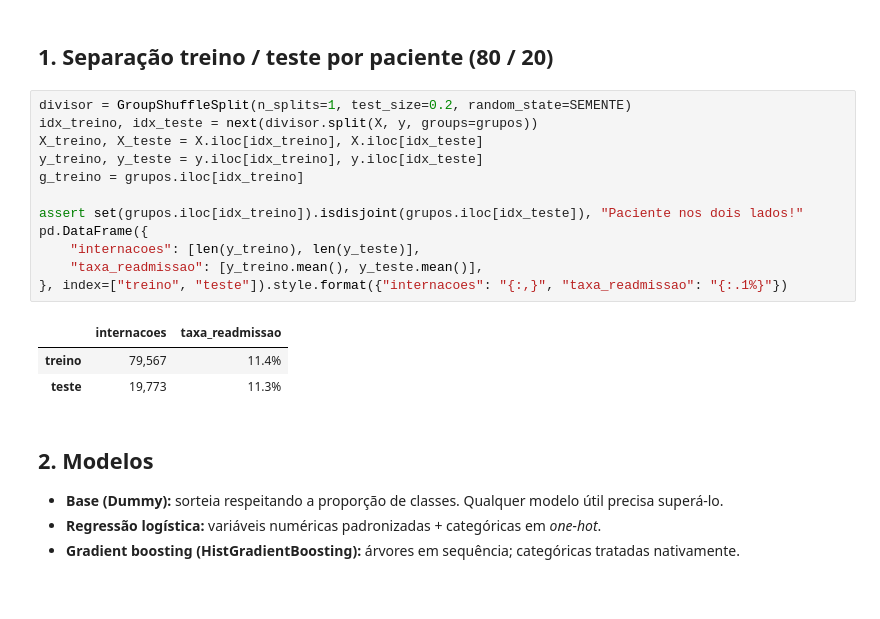
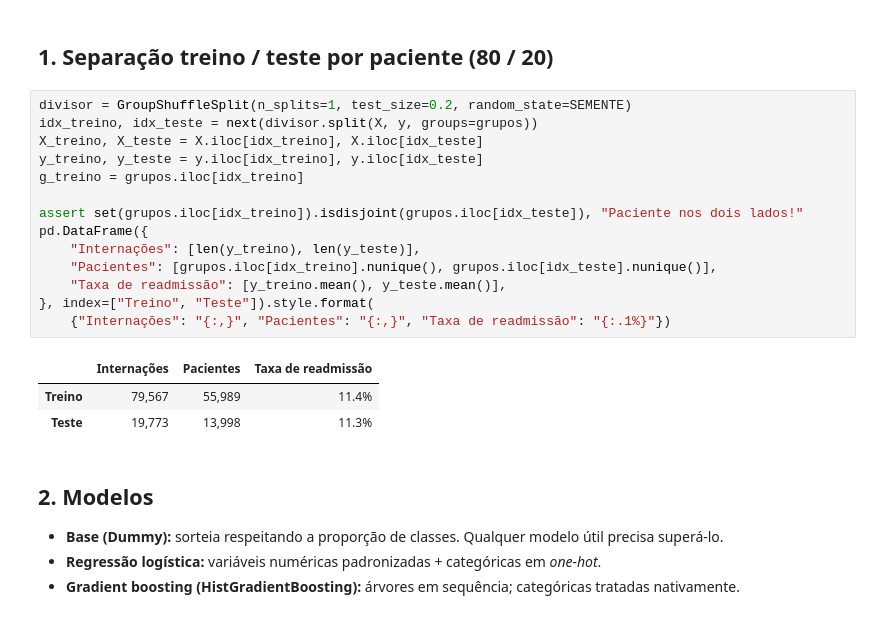
Before and after one commit to leticiamendes-data/diabetes-readmission, a Jupyter notebook: notebooks/02_modelo.ipynb, the cells around one changed output. Drawn from its saved outputs; the diff is of its cells as text.

```diff
--- a/notebooks/02_modelo.ipynb
+++ b/notebooks/02_modelo.ipynb
@@ -63,19 +66,21 @@ print(f"{X.shape[0]:,} internacoes | {len(numericas)} numericas | {len(categoric
 # %%
 divisor = GroupShuffleSplit(n_splits=1, test_size=0.2, random_state=SEMENTE)
 idx_treino, idx_teste = next(divisor.split(X, y, groups=grupos))
 X_treino, X_teste = X.iloc[idx_treino], X.iloc[idx_teste]
 y_treino, y_teste = y.iloc[idx_treino], y.iloc[idx_teste]
 g_treino = grupos.iloc[idx_treino]
 
 assert set(grupos.iloc[idx_treino]).isdisjoint(grupos.iloc[idx_teste]), "Paciente nos dois lados!"
 pd.DataFrame({
-    "internacoes": [len(y_treino), len(y_teste)],
-    "taxa_readmissao": [y_treino.mean(), y_teste.mean()],
-}, index=["treino", "teste"]).style.format({"internacoes": "{:,}", "taxa_readmissao": "{:.1%}"})
+    "Internações": [len(y_treino), len(y_teste)],
+    "Pacientes": [grupos.iloc[idx_treino].nunique(), grupos.iloc[idx_teste].nunique()],
+    "Taxa de readmissão": [y_treino.mean(), y_teste.mean()],
+}, index=["Treino", "Teste"]).style.format(
+    {"Internações": "{:,}", "Pacientes": "{:,}", "Taxa de readmissão": "{:.1%}"})
 # %% [output]
-|  | internacoes | taxa_readmissao |
-| treino | 79,567 | 11.4% |
-| teste | 19,773 | 11.3% |
+|  | Internações | Pacientes | Taxa de readmissão |
+| Treino | 79,567 | 55,989 | 11.4% |
+| Teste | 19,773 | 13,998 | 11.3% |
 # %% [markdown]
 ## 2. Modelos
 
```
Also changed, not shown: parts of 16 cells of this notebook, 10 other files.
